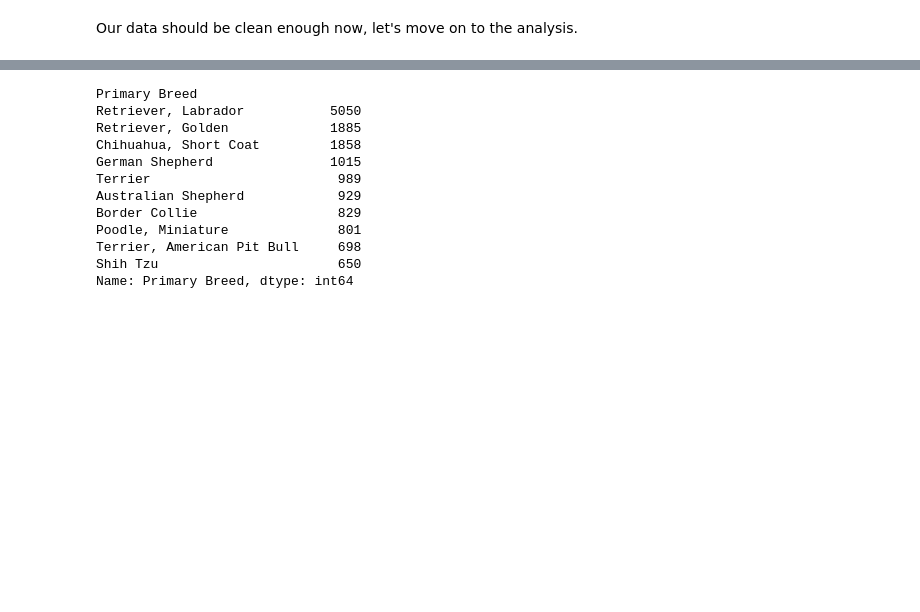
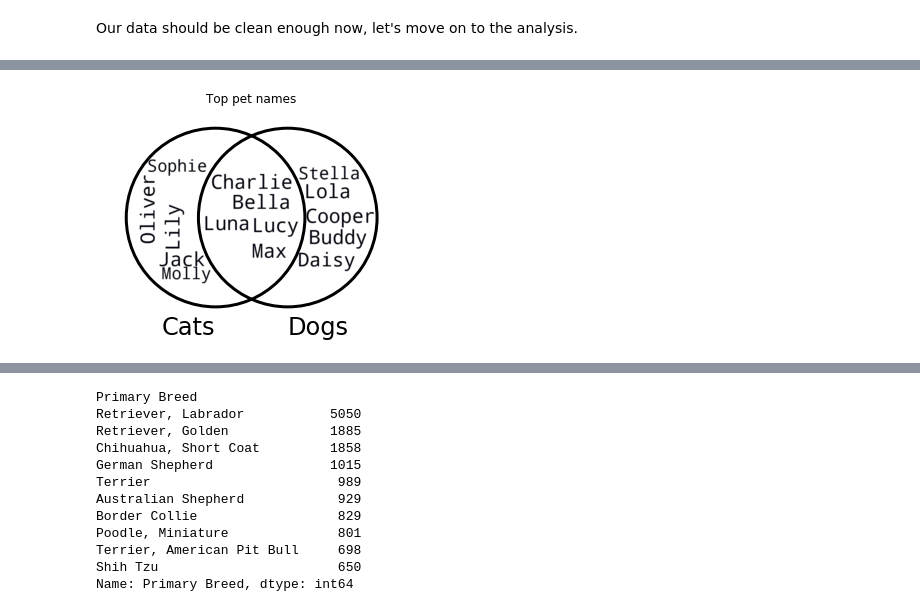
Before and after one commit to brookskindle/brookskindle.github.io, a Jupyter notebook: content/seattle_pets.ipynb, the cells around one changed output, grey strips where cells are left out. Saved outputs shown, nothing was run; the diff lists cells and outputs as text; code cells hidden in the pictures; blank space fills up the shorter version.

```diff
--- a/content/seattle_pets.ipynb
+++ b/content/seattle_pets.ipynb
@@ -126,0 +128,16 @@ dogs
+# %%
+fig, ax = plt.subplots(1, 1)
+
+ax.set_title("Top pet names")
+venn2_wordcloud(
+    [
+        set(cat_names.head(10).index),
+        set(dog_names.head(10).index),
+    ],
+    set_labels=("Cats", "Dogs"),
+    ax=ax,
+)
+
+plt.show()
+# %% [output]
+[figure, added]
```
Also changed, not shown: parts of 13 cells of this notebook.
